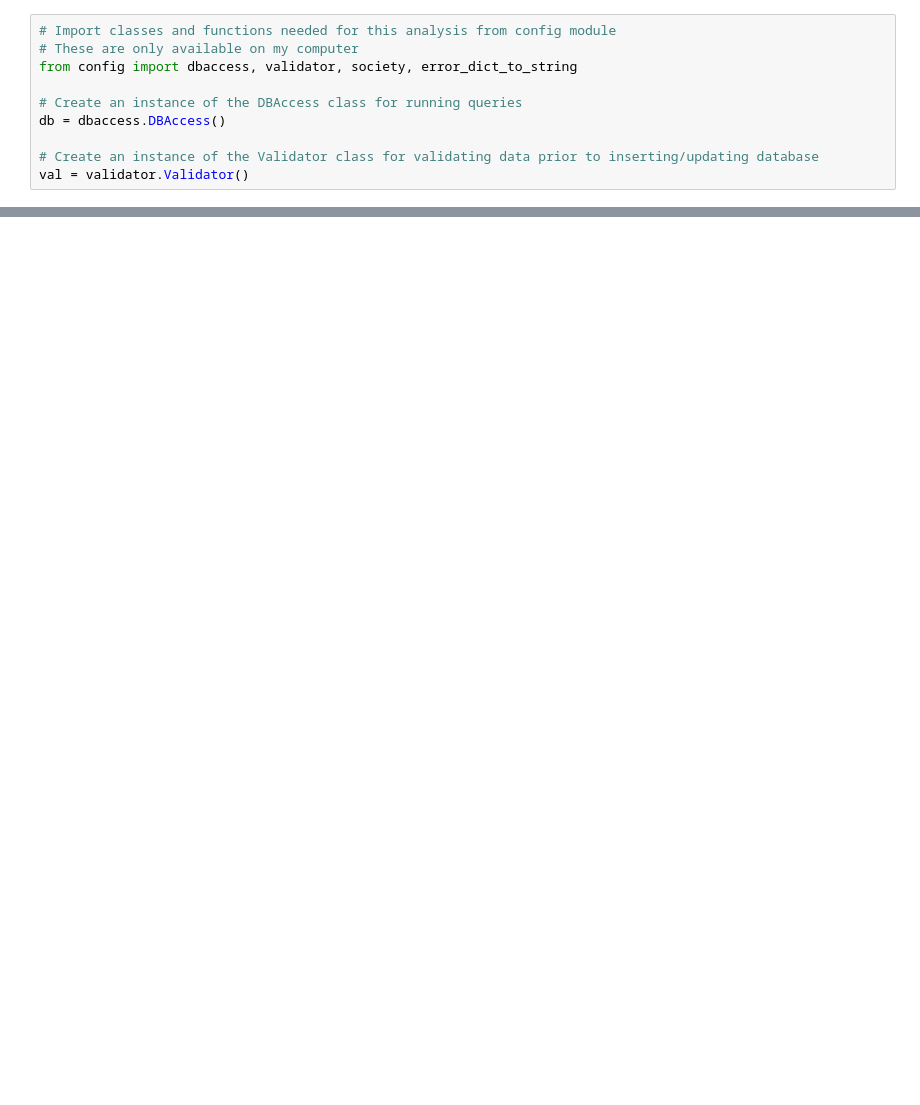
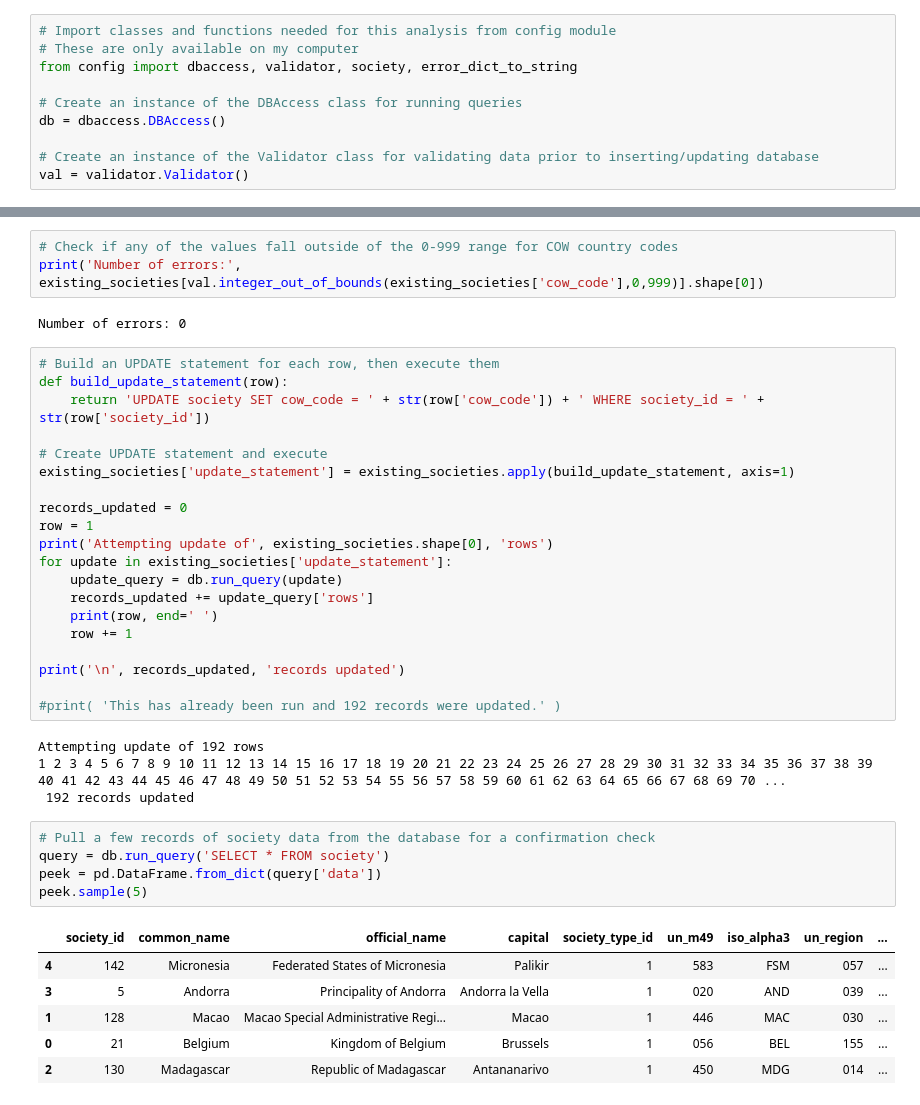
Before and after one commit to skustes/COW-System, a Jupyter notebook: COW System.ipynb, the cells around one changed output, grey strips where cells are left out. Saved outputs shown, nothing was run; the diff lists cells and outputs as text; blank space fills up the shorter version.

```diff
--- a/COW System.ipynb
+++ b/COW System.ipynb
@@ -34,0 +140,41 @@ cow.sample(5)
+# %%
+# Check if any of the values fall outside of the 0-999 range for COW country codes
+print('Number of errors:', existing_societies[val.integer_out_of_bounds(existing_societies['cow_code'],0,999)].shape[0])
+# %% [output]
+Number of errors: 0
+# %%
+# Build an UPDATE statement for each row, then execute them
+def build_update_statement(row):
+    return 'UPDATE society SET cow_code = ' + str(row['cow_code']) + ' WHERE society_id = ' + str(row['society_id'])
+
+# Create UPDATE statement and execute
+existing_societies['update_statement'] = existing_societies.apply(build_update_statement, axis=1)
+
+records_updated = 0
+row = 1
+print('Attempting update of', existing_societies.shape[0], 'rows')
+for update in existing_societies['update_statement']:
+    update_query = db.run_query(update)
+    records_updated += update_query['rows']
+    print(row, end=' ')
+    row += 1
+
+print('\n', records_updated, 'records updated')
+
+#print( 'This has already been run and 192 records were updated.' )
+# %% [output]
+Attempting update of 192 rows
+1 2 3 4 5 6 7 8 9 10 11 12 13 14 15 16 17 18 19 20 21 22 23 24 25 26 27 28 29 30 31 32 33 34 35 36 37 38 39 40 41 42 43 44 45 46 47 48 49 50 51 52 53 54 55 56 57 58 59 60 61 62 63 64 65 66 67 68 69 70 ...
+ 192 records updated
+# %%
+# Pull a few records of society data from the database for a confirmation check
+query = db.run_query('SELECT * FROM society')
+peek = pd.DataFrame.from_dict(query['data'])
+peek.sample(5)
+# %% [output]
+|  | society_id | common_name | official_name | capital | society_type_id | un_m49 | iso_alpha3 | un_region | ... |
+| 4 | 142 | Micronesia | Federated States of Micronesia | Palikir | 1 | 583 | FSM | 057 | ... |
+| 3 | 5 | Andorra | Principality of Andorra | Andorra la Vella | 1 | 020 | AND | 039 | ... |
+| 1 | 128 | Macao | Macao Special Administrative Regi... | Macao | 1 | 446 | MAC | 030 | ... |
+| 0 | 21 | Belgium | Kingdom of Belgium | Brussels | 1 | 056 | BEL | 155 | ... |
+| 2 | 130 | Madagascar | Republic of Madagascar | Antananarivo | 1 | 450 | MDG | 014 | ... |
```
Also changed, not shown: parts of 51 cells of this notebook, 1 other file.
